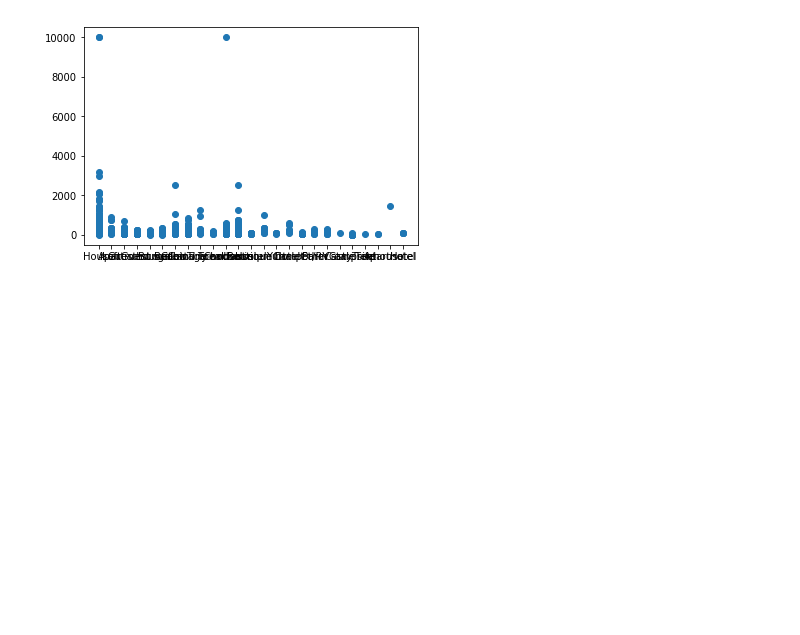
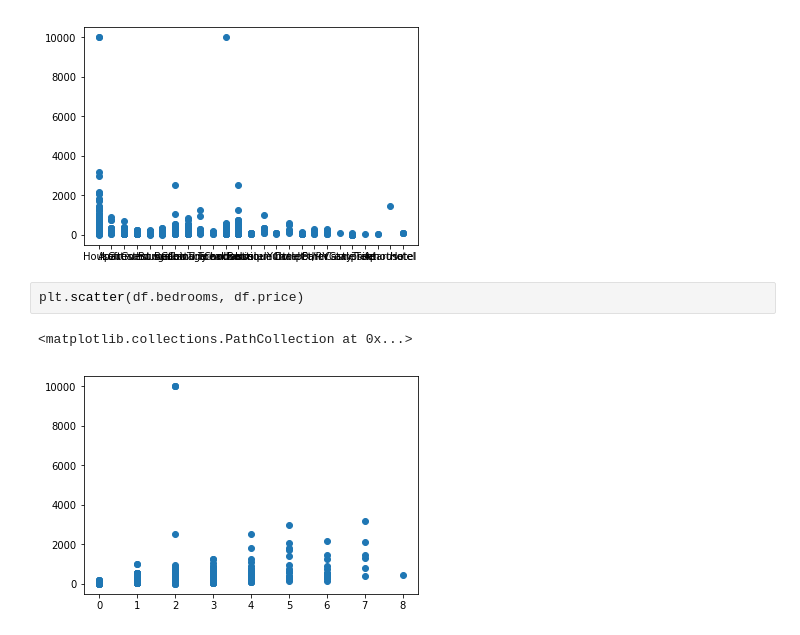
Before and after one commit to xandramichel/Springboard, a Jupyter notebook: Capstone1/Capstone Data Wrangling.ipynb, the cells around one changed output. Drawn from its saved outputs; the diff is of its cells as text; blank space fills up the shorter version.

```diff
--- a/Capstone1/Capstone Data Wrangling.ipynb
+++ b/Capstone1/Capstone Data Wrangling.ipynb
@@ -108,3 +132,8 @@ plt.scatter(df.property_type, df.price)
 # %% [output]
 <matplotlib.collections.PathCollection at 0x...>
 [figure]
+# %%
+plt.scatter(df.bedrooms, df.price)
+# %% [output]
+<matplotlib.collections.PathCollection at 0x...>
+[figure, added]
```
Also changed, not shown: parts of 12 cells of this notebook.
